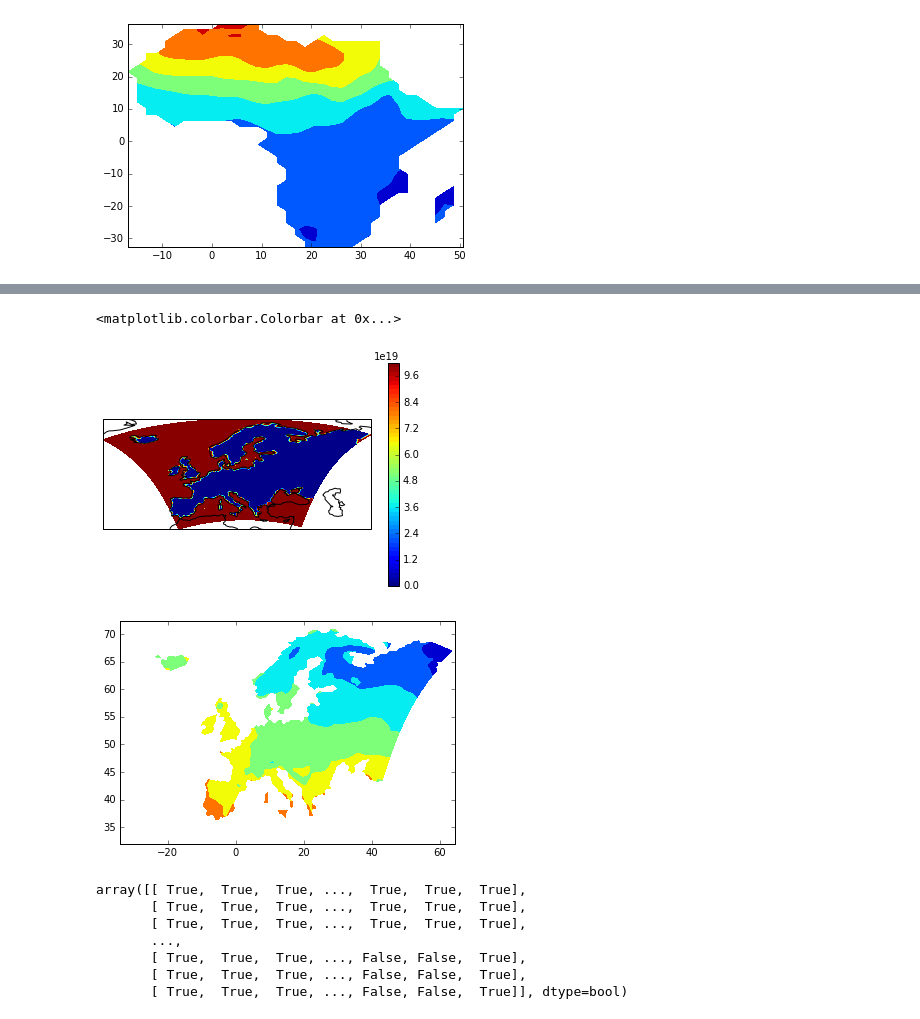
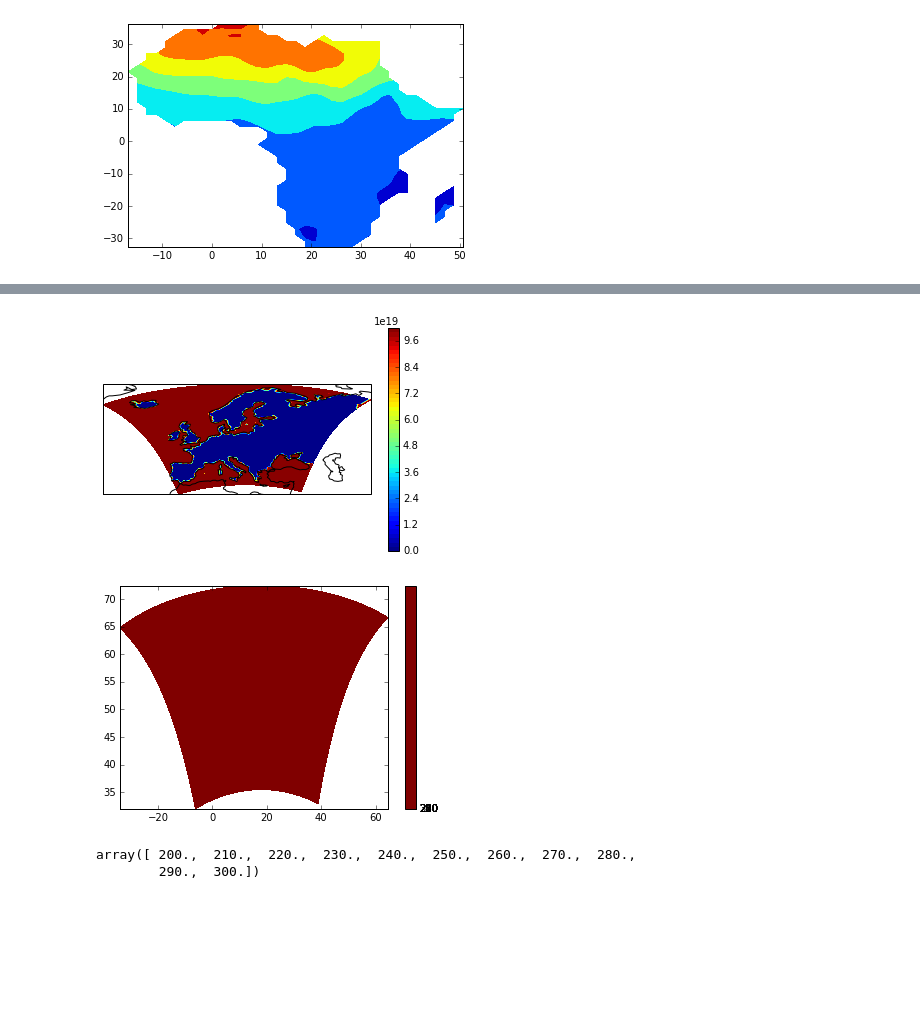
Before and after one commit to bird-house/flyingpigeon, a Jupyter notebook: notebooks/cdo_ocgis.ipynb, the cells around one changed output, grey strips where cells are left out. Saved outputs shown, nothing was run; the diff lists cells and outputs as text; code cells hidden in the pictures; blank space fills up the shorter version.

```diff
--- a/notebooks/cdo_ocgis.ipynb
+++ b/notebooks/cdo_ocgis.ipynb
@@ -164,39 +163,31 @@ ds.close()
 # %%
+lats, lons = utils.unroate_pole(europe[0], write_to_file=False)
+var = get_variable(europe[0])
 
-#var = get_variable(europe[0])
 ds = Dataset(europe[0])
-var = np.squeeze(ds.variables['tas'])
+val = np.squeeze(ds.variables[var])
 
-lats = np.squeeze(ds.variables['lat'])
-lons = np.squeeze(ds.variables['lon'])
-
-# lons, lats = meshgrid(lon, lat)
-ds.close()
-
-#var[var > 1000] = np.nan
-#lats, lons = utils.unroate_pole(europe[0], write_to_file=True)
+# val_m = np.ma.array(val[:], mask=val[:] > 1000)
 
 # plot first time stepp:
 ax = plt.axes(projection=ccrs.PlateCarree()) #Robinson(central_longitude=0)
 ax.coastlines()
-cs = plt.contourf(lons, lats, var[0,:,:], 60, transform=ccrs.PlateCarree(), interpolation='nearest',
+cs = plt.contourf(lons, lats, val[0,:,:], 60, transform=ccrs.PlateCarree(), interpolation='nearest',
                   )
 plt.colorbar()
+ds.close()
 # %% [output]
-<matplotlib.colorbar.Colorbar at 0x...>
 [figure]
-# %%
-var[var > 1000] = np.nan
-cs = plt.contourf(lon[:], lat[:], var[0,:,:])
-# %% [output]
-[figure, removed]
-# %%
-np.isnan(var[0,:,:])
-# %% [output]
-array([[ True,  True,  True, ...,  True,  True,  True],
-       [ True,  True,  True, ...,  True,  True,  True],
-       [ True,  True,  True, ...,  True,  True,  True],
-       ...,
-       [ True,  True,  True, ..., False, False,  True],
-       [ True,  True,  True, ..., False, False,  True],
-       [ True,  True,  True, ..., False, False,  True]], dtype=bool)
+# %%
+cs = plt.contourf(lons, lats, val[0,:,:], 60, vmin=200, vmax=300)
+ticks = np.linspace(200,300, num=11, endpoint=True)
+cb =plt.colorbar(ticks=ticks, )
+cb.vmin=200
+cb.vmax=300
+# %% [output]
+[figure, added]
+# %%
+ticks
+# %% [output]
+array([ 200.,  210.,  220.,  230.,  240.,  250.,  260.,  270.,  280.,
+        290.,  300.])
```
Also changed, not shown: parts of 4 cells of this notebook.
